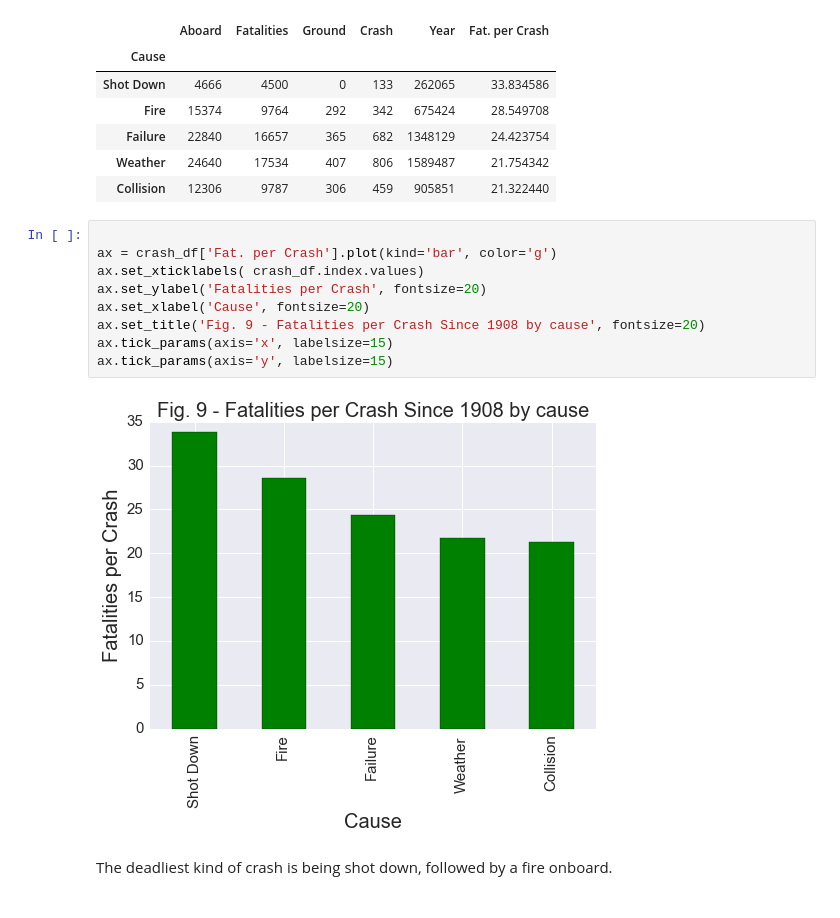
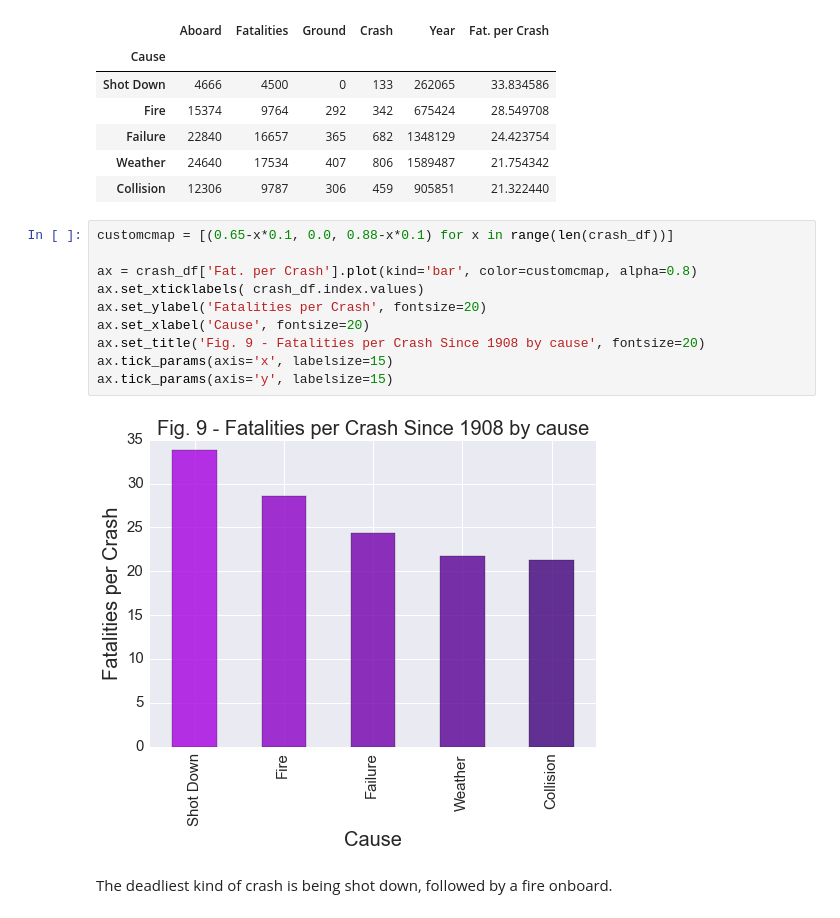
Before and after one commit to RyanSCodes/TLNR-Data-Science, a Jupyter notebook: PlaneCrashes/Aircrash.ipynb, the cells around one changed output. Drawn from its saved outputs; the diff is of its cells as text.

Commit message:
Ex 2 plots coloured

```diff
--- a/PlaneCrashes/Aircrash.ipynb
+++ b/PlaneCrashes/Aircrash.ipynb
@@ -380,16 +384,17 @@ crash_df.head()
 | Weather | 24640 | 17534 | 407 | 806 | 1589487 | 21.754342 |
 | Collision | 12306 | 9787 | 306 | 459 | 905851 | 21.322440 |
 # %%
+customcmap = [(0.65-x*0.1, 0.0, 0.88-x*0.1) for x in range(len(crash_df))]
 
-ax = crash_df['Fat. per Crash'].plot(kind='bar', color='g')
+ax = crash_df['Fat. per Crash'].plot(kind='bar', color=customcmap, alpha=0.8)
 ax.set_xticklabels( crash_df.index.values)
 ax.set_ylabel('Fatalities per Crash', fontsize=20)
 ax.set_xlabel('Cause', fontsize=20)
 ax.set_title('Fig. 9 - Fatalities per Crash Since 1908 by cause', fontsize=20)
 ax.tick_params(axis='x', labelsize=15)
 ax.tick_params(axis='y', labelsize=15)
 # %% [output]
-[figure, old version]
+[figure, new version]
 # %% [markdown]
  The deadliest kind of crash is being shot down, followed by a fire onboard.
 # %% [markdown]
```
Also changed, not shown: parts of 2 cells of this notebook.
